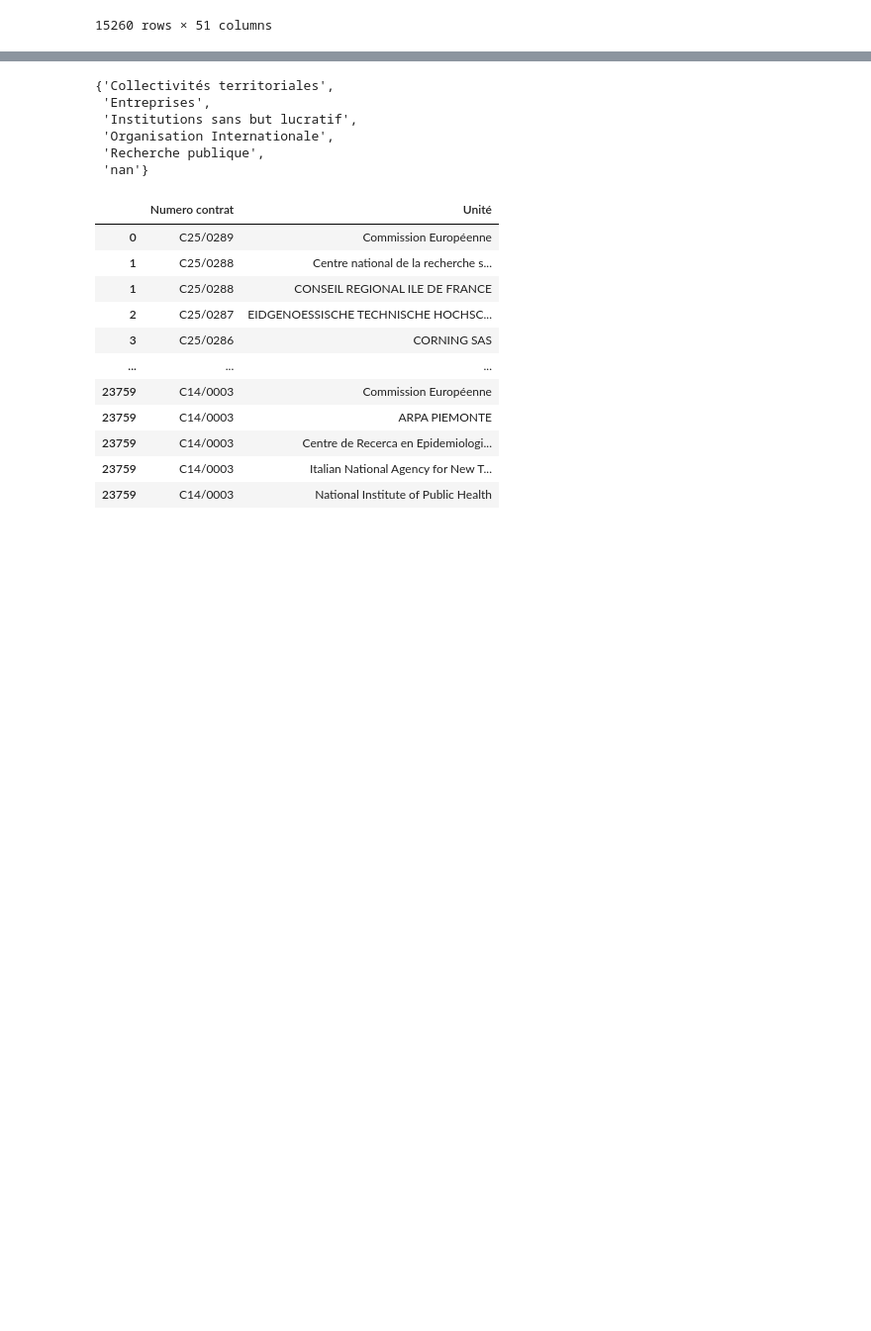
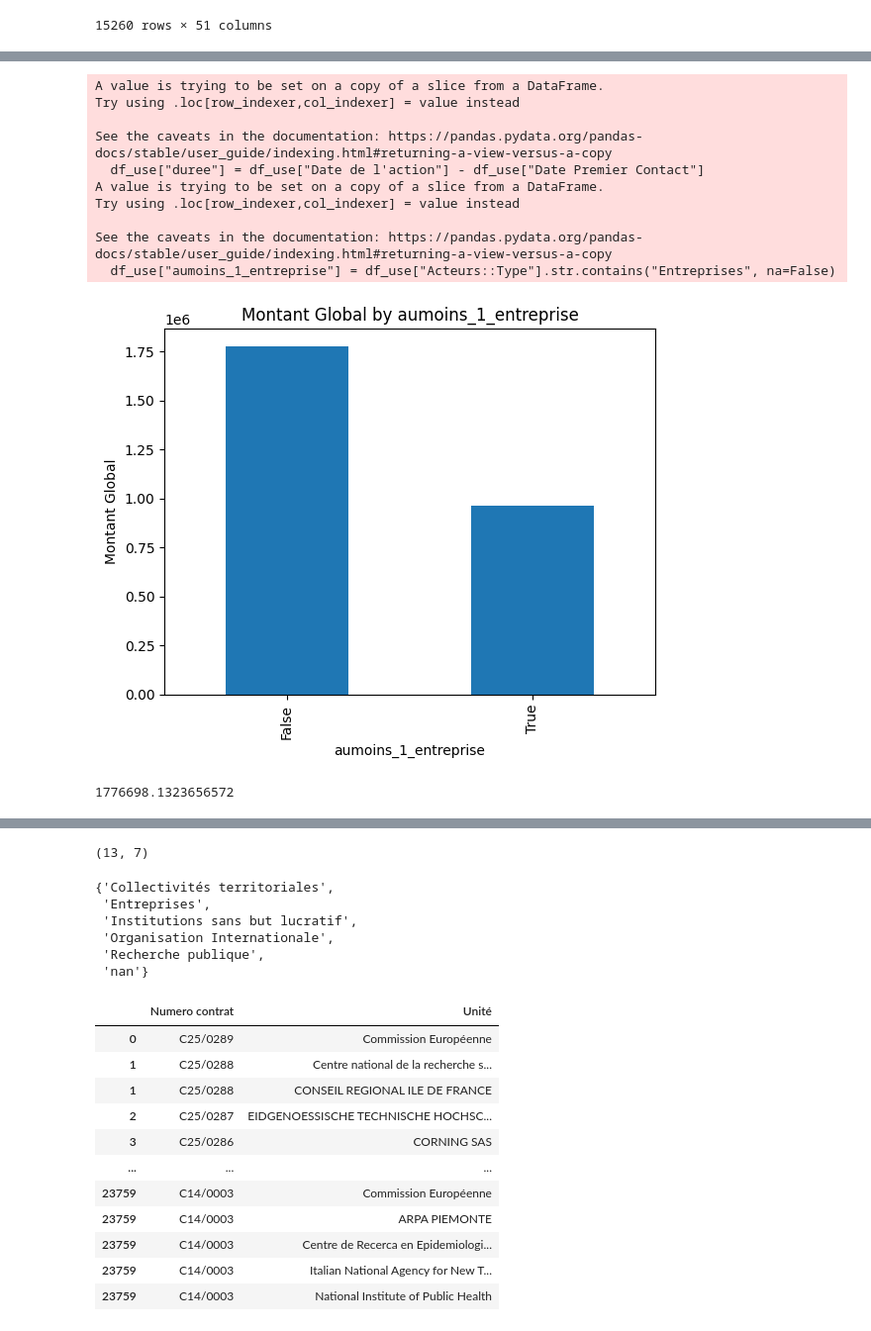
Before and after one commit to Alich13/InfoLab, a Jupyter notebook: 00_explore.ipynb, the cells around one changed output, grey strips where cells are left out. Shown at 99% size. Saved outputs shown, nothing was run; the diff lists cells and outputs as text; code cells hidden in the pictures; blank space fills up the shorter version.

```diff
--- a/00_explore.ipynb
+++ b/00_explore.ipynb
@@ -28,0 +49,56 @@ df_filtered
+# %%
+from aux import preprocess
+%matplotlib inline
+preprocess(df)
+df_filtered=df[(df["Service"]=="DRV FSI développement") & (df["Phase"].isin(["en gestion", "archivé"]) )]
+df_use=df_filtered[["Numero contrat","Date Création","Date Premier Contact","Acteurs::Type","Phase","Montant Global","Date de l'action"]]
+# NOTE checked that when NaT is present duration is NaT
+df_use["duree"] = df_use["Date de l'action"] - df_use["Date Premier Contact"]
+df_use["aumoins_1_entreprise"] = df_use["Acteurs::Type"].str.contains("Entreprises", na=False)
+
+
+# print(
+# f"""
+# {df_use["Date de l'action"].value_counts(dropna=False)} \n
+# {df_use["Date Premier Contact"].value_counts(dropna=False)}\n
+# {df_use["duree"].value_counts(dropna=False)}\n
+# """
+# )
+
+
+
+# plot montant global grouped by aumoins_1_entreprise
+df_use = df_use[df_use["Montant Global"]> 0]
+df_use.groupby("aumoins_1_entreprise")["Montant Global"].mean().plot(kind="bar")
+plt.title("Montant Global by aumoins_1_entreprise")
+plt.xlabel("aumoins_1_entreprise")
+plt.ylabel("Montant Global")
+# jsut show the plot (not in streamlit)
+plt.show()
+
+print(df_use[df_use["aumoins_1_entreprise"]==False]["Montant Global"].mean())
+
+# plot duree
+
+# plot montant global grouped by aumoins_1_entreprise
+df_use.groupby("aumoins_1_entreprise")["duree"].mean().plot(kind="bar")
+plt.title("duree by aumoins_1_entreprise")
+plt.xlabel("aumoins_1_entreprise")
+plt.ylabel("durée")
+# jsut show the plot (not in streamlit)
+plt.show()
+
+print(df_use[df_use["aumoins_1_entreprise"]==False]["duree"].mean())
+# %% [output]
+A value is trying to be set on a copy of a slice from a DataFrame.
+Try using .loc[row_indexer,col_indexer] = value instead
+
+See the caveats in the documentation: https://pandas.pydata.org/pandas-docs/stable/user_guide/indexing.html#returning-a-view-versus-a-copy
+  df_use["duree"] = df_use["Date de l'action"] - df_use["Date Premier Contact"]
+A value is trying to be set on a copy of a slice from a DataFrame.
+Try using .loc[row_indexer,col_indexer] = value instead
+
+See the caveats in the documentation: https://pandas.pydata.org/pandas-docs/stable/user_guide/indexing.html#returning-a-view-versus-a-copy
+  df_use["aumoins_1_entreprise"] = df_use["Acteurs::Type"].str.contains("Entreprises", na=False)
+[figure, added]
+1776698.1323656572
@@ -29,3 +107,9 @@ df_filtered
+# %%
+df_use[(df_use["Date de l'action"].isna()) & (df_use["Date Premier Contact"].isna() )].shape
+
+#1186+54
+# %% [output]
+(13, 7)
 # %%
 
 actor_list = [ str(x).split("//") for x in list(df_filtered["Acteurs::Type"])]
```
Also changed, not shown: parts of 2 cells of this notebook, 2 other files.
